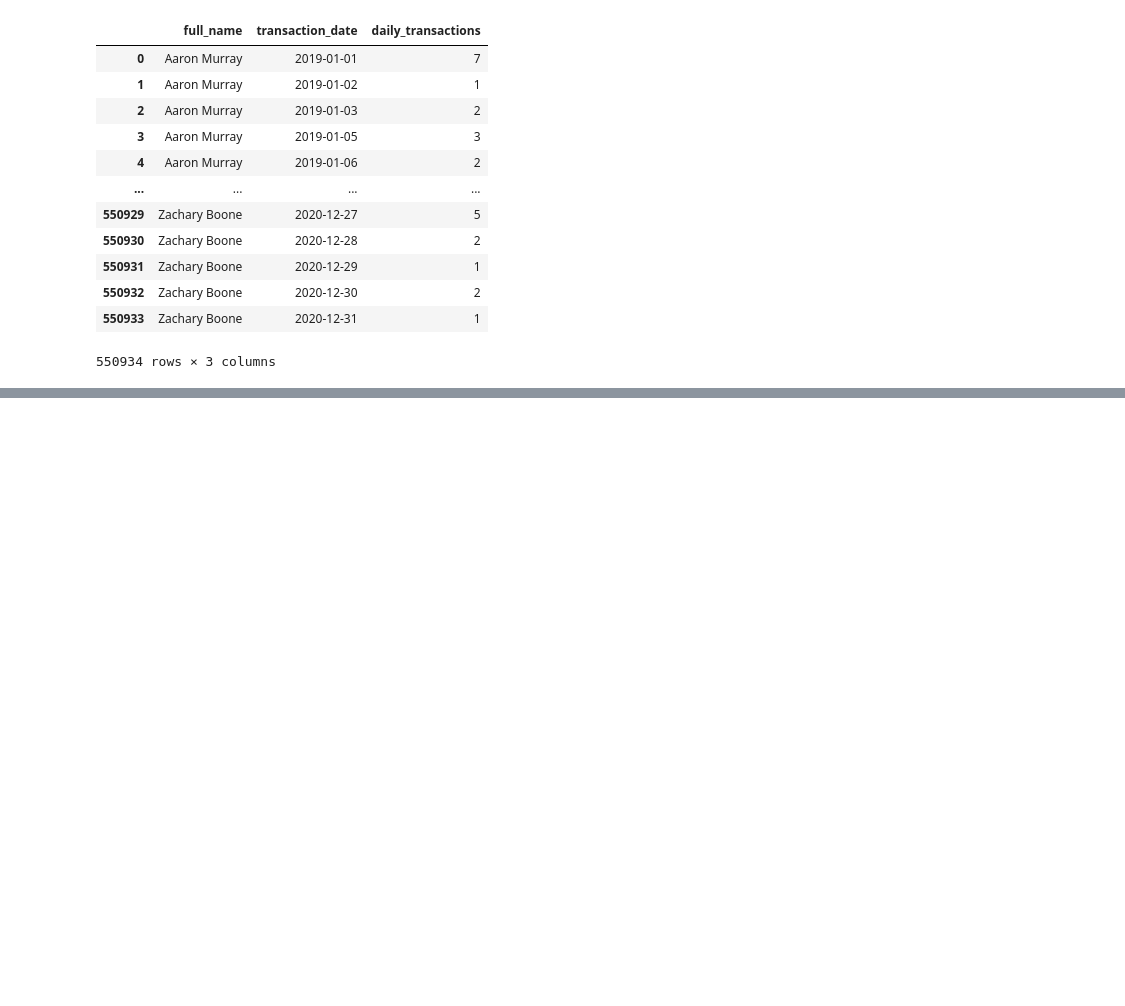
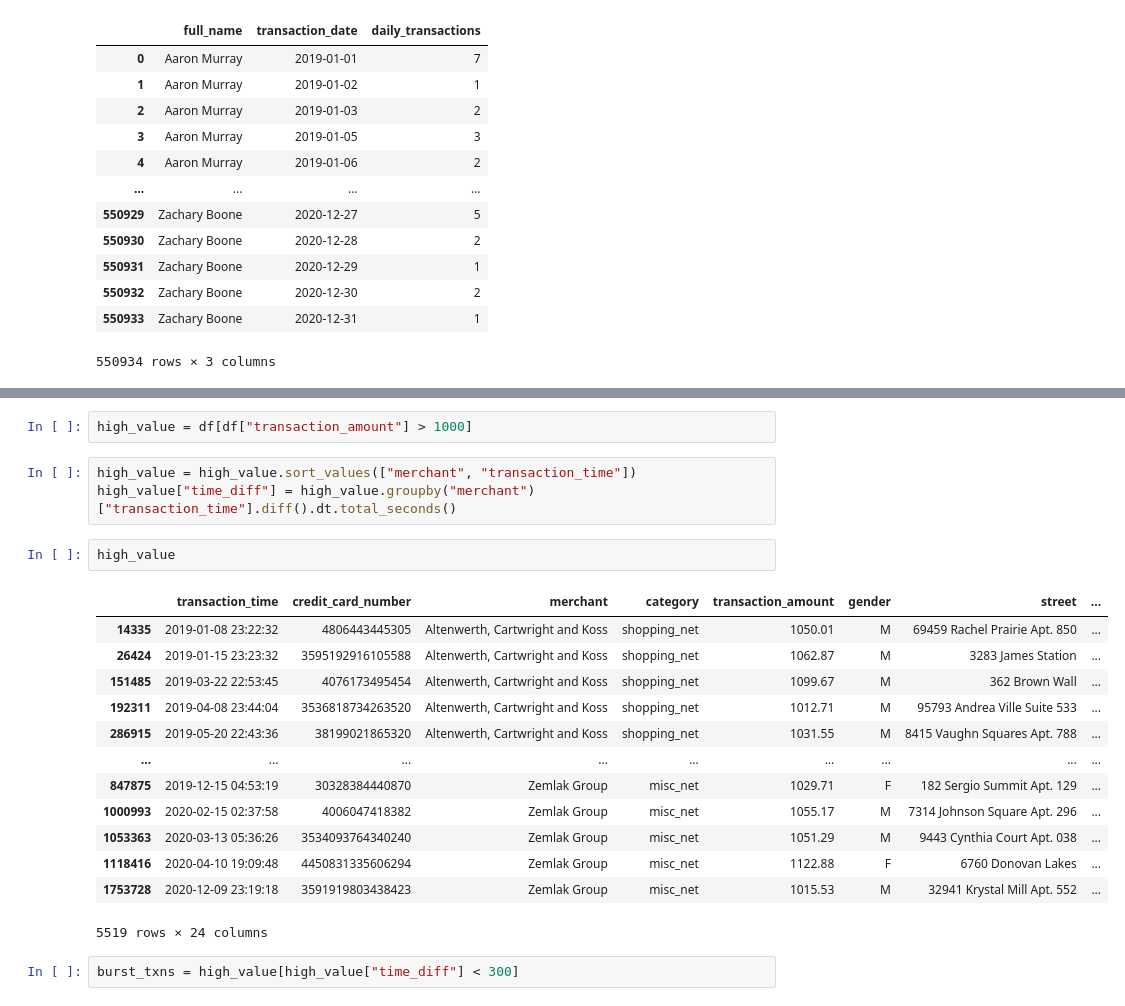
Before and after one commit to Youhorng/credit_card_fraud_prediction, a Jupyter notebook: notebooks/exploratory_data_analysis.ipynb, the cells around one changed output, grey strips where cells are left out. Saved outputs shown, nothing was run; the diff lists cells and outputs as text; blank space fills up the shorter version.

```diff
--- a/notebooks/exploratory_data_analysis.ipynb
+++ b/notebooks/exploratory_data_analysis.ipynb
@@ -829,0 +933,23 @@ count_transaction_day
+# %%
+high_value = df[df["transaction_amount"] > 1000]
+# %%
+high_value = high_value.sort_values(["merchant", "transaction_time"])
+high_value["time_diff"] = high_value.groupby("merchant")["transaction_time"].diff().dt.total_seconds()
+# %%
+high_value
+# %% [output]
+|  | transaction_time | credit_card_number | merchant | category | transaction_amount | gender | street | ... |
+| 14335 | 2019-01-08 23:22:32 | 4806443445305 | Altenwerth, Cartwright and Koss | shopping_net | 1050.01 | M | 69459 Rachel Prairie Apt. 850 | ... |
+| 26424 | 2019-01-15 23:23:32 | 3595192916105588 | Altenwerth, Cartwright and Koss | shopping_net | 1062.87 | M | 3283 James Station | ... |
+| 151485 | 2019-03-22 22:53:45 | 4076173495454 | Altenwerth, Cartwright and Koss | shopping_net | 1099.67 | M | 362 Brown Wall | ... |
+| 192311 | 2019-04-08 23:44:04 | 3536818734263520 | Altenwerth, Cartwright and Koss | shopping_net | 1012.71 | M | 95793 Andrea Ville Suite 533 | ... |
+| 286915 | 2019-05-20 22:43:36 | 38199021865320 | Altenwerth, Cartwright and Koss | shopping_net | 1031.55 | M | 8415 Vaughn Squares Apt. 788 | ... |
+| ... | ... | ... | ... | ... | ... | ... | ... | ... |
+| 847875 | 2019-12-15 04:53:19 | 30328384440870 | Zemlak Group | misc_net | 1029.71 | F | 182 Sergio Summit Apt. 129 | ... |
+| 1000993 | 2020-02-15 02:37:58 | 4006047418382 | Zemlak Group | misc_net | 1055.17 | M | 7314 Johnson Square Apt. 296 | ... |
+| 1053363 | 2020-03-13 05:36:26 | 3534093764340240 | Zemlak Group | misc_net | 1051.29 | M | 9443 Cynthia Court Apt. 038 | ... |
+| 1118416 | 2020-04-10 19:09:48 | 4450831335606294 | Zemlak Group | misc_net | 1122.88 | F | 6760 Donovan Lakes | ... |
+| 1753728 | 2020-12-09 23:19:18 | 3591919803438423 | Zemlak Group | misc_net | 1015.53 | M | 32941 Krystal Mill Apt. 552 | ... |
+5519 rows × 24 columns
+# %%
+burst_txns = high_value[high_value["time_diff"] < 300]
```
Also changed, not shown: parts of 16 cells of this notebook.
